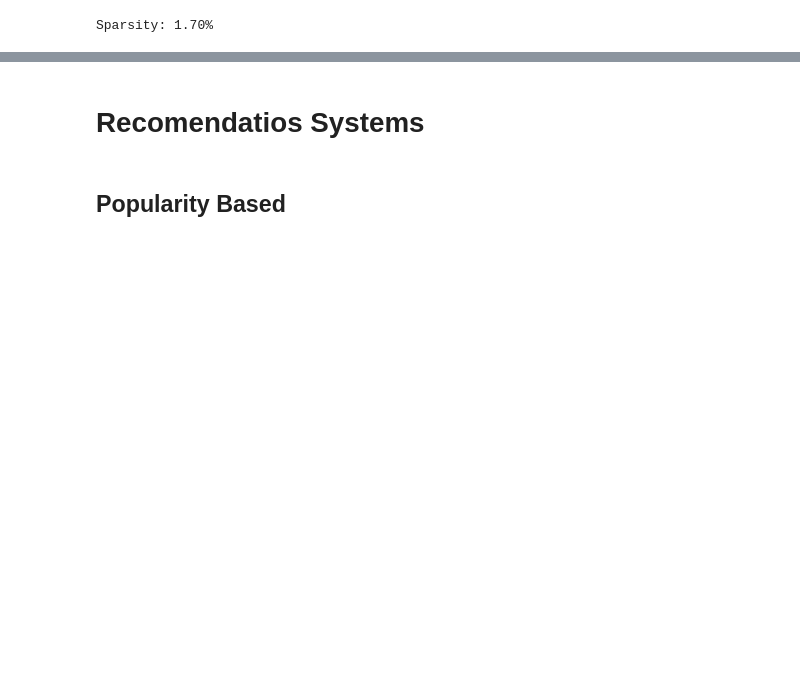
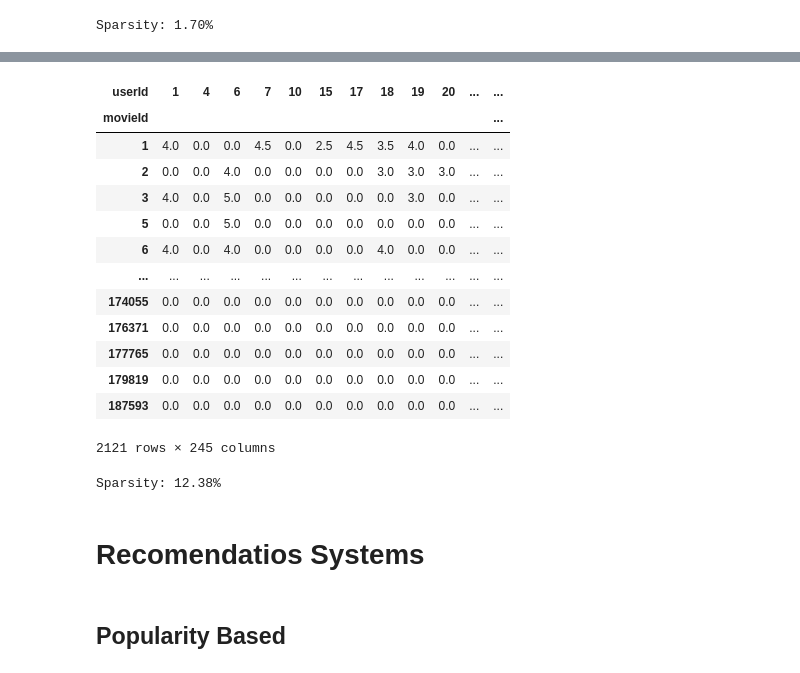
Before and after one commit to DanielGongora28/Marketing_ADA_G2, a Jupyter notebook: AdA_Marketing_G2.ipynb, the cells around one changed output, grey strips where cells are left out. Cells and saved outputs as stored; diff of their text form; code cells hidden in the pictures; blank space fills up the shorter version.

```diff
--- a/AdA_Marketing_G2.ipynb
+++ b/AdA_Marketing_G2.ipynb
@@ -68,7 +80,7 @@ URmatrix
 # %%
-ratings = URmatrix.values
-sparsity = float(len(ratings.nonzero()[0]))
-sparsity /= (ratings.shape[0] * ratings.shape[1])
+rate = URmatrix.values
+sparsity = float(len(rate.nonzero()[0]))
+sparsity /= (rate.shape[0] * rate.shape[1])
 sparsity *= 100
 print('Sparsity: {:4.2f}%'.format(sparsity))#!!!!!!!!!!!!! Mucha Sparsity; Muchos 0s
 # %% [output]
@@ -76,3 +110,31 @@ Sparsity: 1.70%
+# %%
+#Filtra por cantidad de votos y recomendaciones, para reducir la sparcity y tener mas fiabilidad
+URmatrix = URmatrix.loc[usuariovotos[usuariovotos > 10].index,:]
+URmatrix=URmatrix.loc[:,peliculavotos[peliculavotos > 100].index]
+URmatrix
+# %% [output]
+| userId | 1 | 4 | 6 | 7 | 10 | 15 | 17 | 18 | 19 | 20 | ... | ... |
+| movieId |  |  |  |  |  |  |  |  |  |  |  | ... |
+| 1 | 4.0 | 0.0 | 0.0 | 4.5 | 0.0 | 2.5 | 4.5 | 3.5 | 4.0 | 0.0 | ... | ... |
+| 2 | 0.0 | 0.0 | 4.0 | 0.0 | 0.0 | 0.0 | 0.0 | 3.0 | 3.0 | 3.0 | ... | ... |
+| 3 | 4.0 | 0.0 | 5.0 | 0.0 | 0.0 | 0.0 | 0.0 | 0.0 | 3.0 | 0.0 | ... | ... |
+| 5 | 0.0 | 0.0 | 5.0 | 0.0 | 0.0 | 0.0 | 0.0 | 0.0 | 0.0 | 0.0 | ... | ... |
+| 6 | 4.0 | 0.0 | 4.0 | 0.0 | 0.0 | 0.0 | 0.0 | 4.0 | 0.0 | 0.0 | ... | ... |
+| ... | ... | ... | ... | ... | ... | ... | ... | ... | ... | ... | ... | ... |
+| 174055 | 0.0 | 0.0 | 0.0 | 0.0 | 0.0 | 0.0 | 0.0 | 0.0 | 0.0 | 0.0 | ... | ... |
+| 176371 | 0.0 | 0.0 | 0.0 | 0.0 | 0.0 | 0.0 | 0.0 | 0.0 | 0.0 | 0.0 | ... | ... |
+| 177765 | 0.0 | 0.0 | 0.0 | 0.0 | 0.0 | 0.0 | 0.0 | 0.0 | 0.0 | 0.0 | ... | ... |
+| 179819 | 0.0 | 0.0 | 0.0 | 0.0 | 0.0 | 0.0 | 0.0 | 0.0 | 0.0 | 0.0 | ... | ... |
+| 187593 | 0.0 | 0.0 | 0.0 | 0.0 | 0.0 | 0.0 | 0.0 | 0.0 | 0.0 | 0.0 | ... | ... |
+2121 rows × 245 columns
+# %%
+rate = URmatrix.values
+sparsity = float(len(rate.nonzero()[0]))
+sparsity /= (rate.shape[0] * rate.shape[1])
+sparsity *= 100
+print('Sparsity: {:4.2f}%'.format(sparsity)) #MEJORAAAAA!!!!!!
+# %% [output]
+Sparsity: 12.38%
 # %% [markdown]
 # Recomendatios Systems
 # %% [markdown]
```
Also changed, not shown: parts of 26 cells of this notebook.
